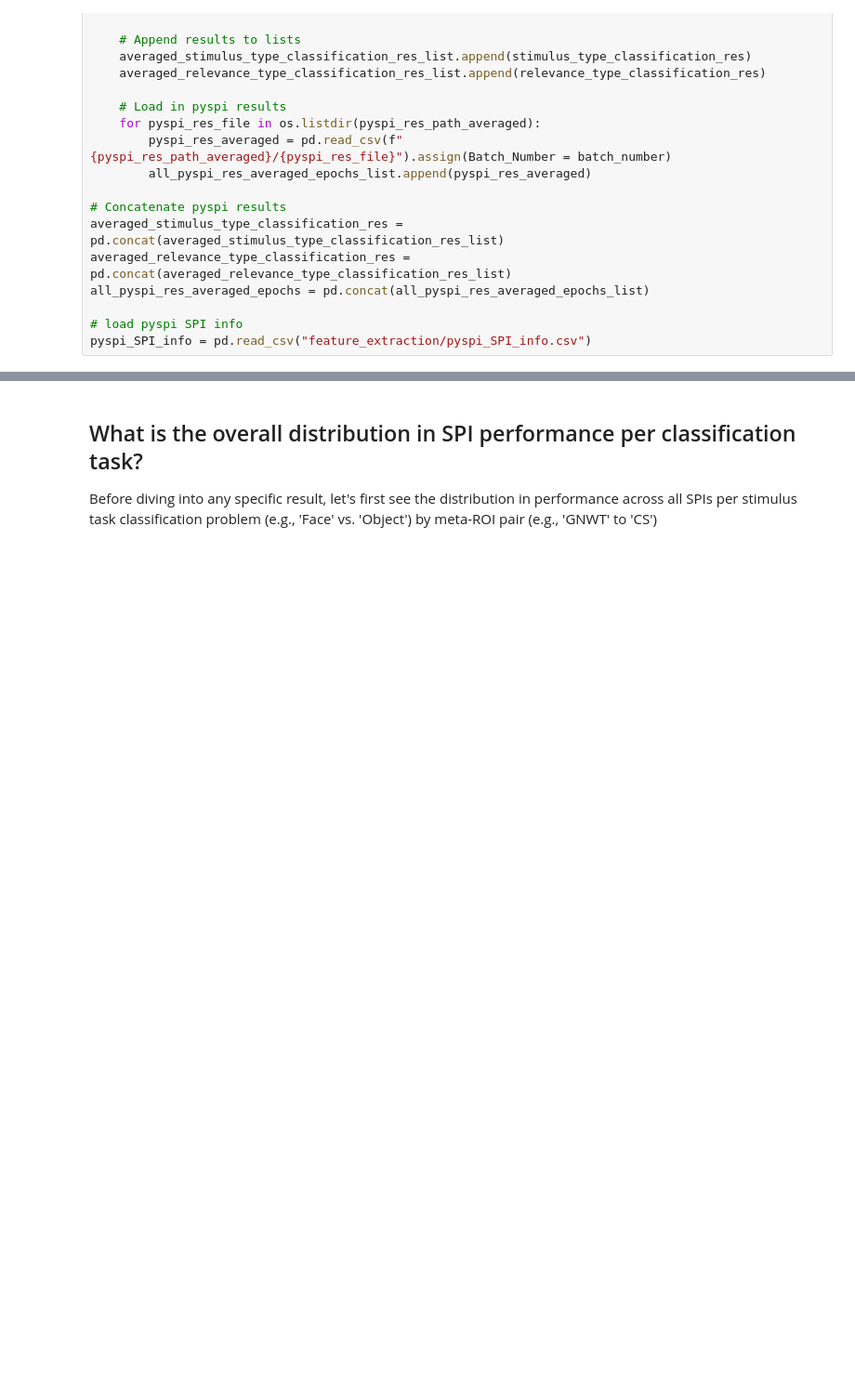
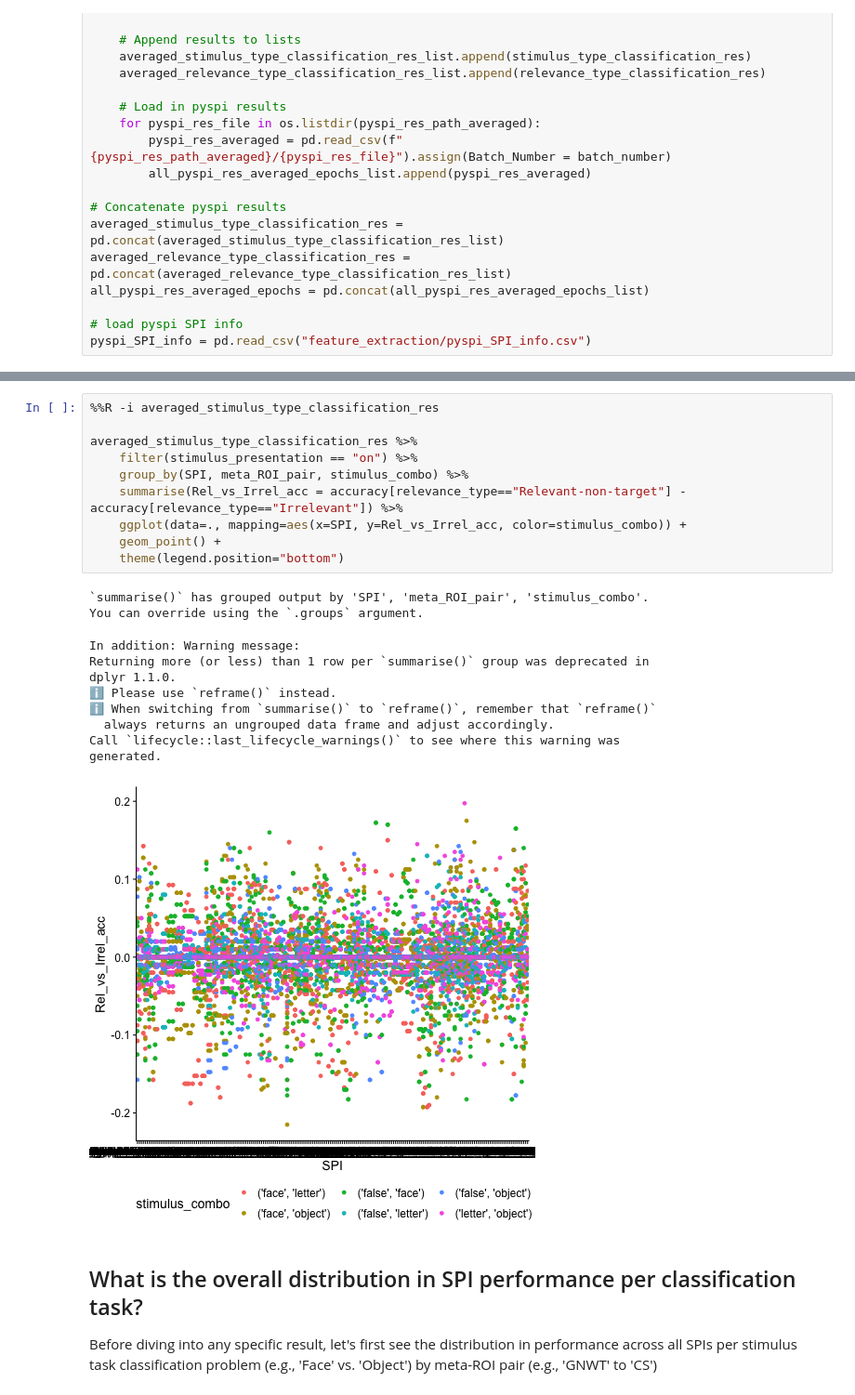
Before and after one commit to anniegbryant/Cogitate_Connectivity_2024, a Jupyter notebook: Step5_Visualize_All_Results.ipynb, the cells around one changed output, grey strips where cells are left out. Shown: that part at 93% size. Cells and saved outputs as stored; diff of their text form; blank space fills up the shorter version.

```diff
--- a/Step5_Visualize_All_Results.ipynb
+++ b/Step5_Visualize_All_Results.ipynb
@@ -145,3 +160,25 @@ pyspi_SPI_info = pd.read_csv("feature_extraction/pyspi_SPI_info.csv")
+# %%
+%%R -i averaged_stimulus_type_classification_res
+
+averaged_stimulus_type_classification_res %>%
+    filter(stimulus_presentation == "on") %>%
+    group_by(SPI, meta_ROI_pair, stimulus_combo) %>%
+    summarise(Rel_vs_Irrel_acc = accuracy[relevance_type=="Relevant-non-target"] - accuracy[relevance_type=="Irrelevant"]) %>%
+    ggplot(data=., mapping=aes(x=SPI, y=Rel_vs_Irrel_acc, color=stimulus_combo)) +
+    geom_point() +
+    theme(legend.position="bottom")
+# %% [output]
+`summarise()` has grouped output by 'SPI', 'meta_ROI_pair', 'stimulus_combo'.
+You can override using the `.groups` argument.
+In addition: Warning message:
+Returning more (or less) than 1 row per `summarise()` group was deprecated in
+dplyr 1.1.0.
+ℹ Please use `reframe()` instead.
+ℹ When switching from `summarise()` to `reframe()`, remember that `reframe()`
+  always returns an ungrouped data frame and adjust accordingly.
+Call `lifecycle::last_lifecycle_warnings()` to see where this warning was
+generated.
+[figure, added]
 # %% [markdown]
 ## What is the overall distribution in SPI performance per classification task?
 
```
Also changed, not shown: parts of 11 cells of this notebook, 10 other files.
